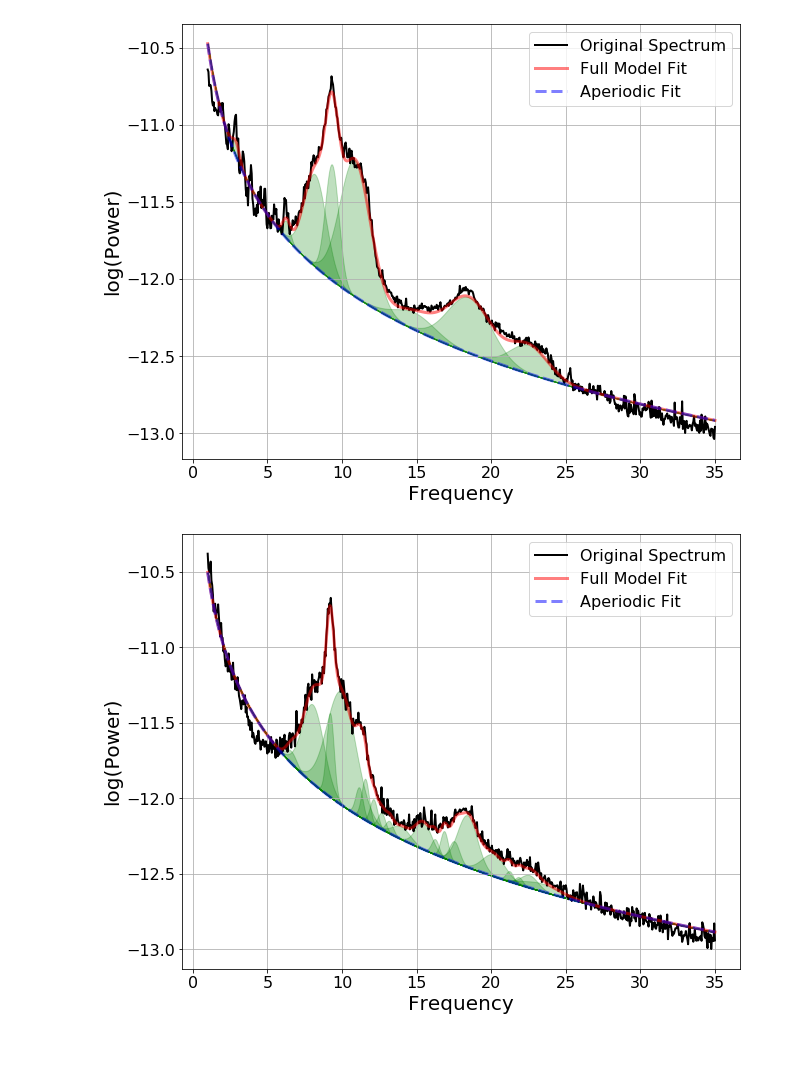
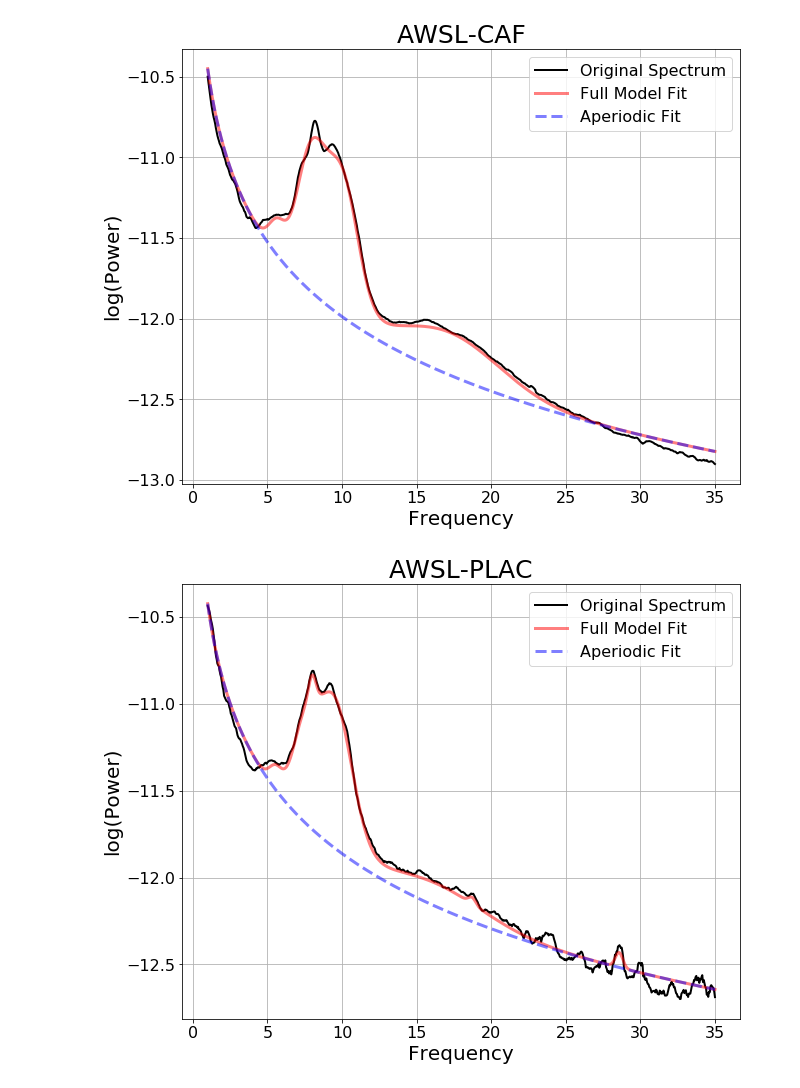
Before and after one commit to PhilippThoelke/caffeine-sleep, a Jupyter notebook: complexity/FOOOF.ipynb, the cells around one changed output. Saved outputs shown, nothing was run; the diff lists cells and outputs as text; code cells hidden in the pictures; blank space fills up the shorter version.

```diff
--- a/complexity/FOOOF.ipynb
+++ b/complexity/FOOOF.ipynb
@@ -11,5 +16,5 @@ from matplotlib import pyplot as plt
 data_dir = "../transformer/data/200/"
 result_dir = "../results/fooof"
 
-stages = ["AWA", "AWSL", "NREM", "REM"]
+stages = ["AWSL", "NREM", "REM"]
 conditions = ["CAF", "PLAC"]
@@ -19,7 +28,8 @@ def get_paths(root, subject="*", stage="*", condition="*"):
 # %%
 def power_spectrum(x, num_segments=10, frequency=256):
     #return welch(x, fs=frequency, nperseg=len(x) // num_segments, window='hamming')
-    return periodogram(x, frequency)
+    #return periodogram(x, frequency)
+    return tsa.multi_taper_psd(x, frequency)[:2]
 # %%
 def process_file(path):
     data = np.load(path)
@@ -46,18 +56,25 @@ for stage in stages:
         result = Parallel(n_jobs=-1)(
             delayed(process_file)(path)
             for path in
-            tqdm(get_paths(data_dir, stage=stage, condition=condition), desc=f"{stage} {condition}")
+            tqdm(get_paths(data_dir, stage=stage, condition=condition)[:8], desc=f"{stage} {condition}")
         )
         f, p = zip(*result)
         powers[stage][condition] = np.stack(p, axis=0).mean(axis=0)
         freqs = f[0]
+# %%
+#with open(join(result_dir, "fooof-models.pkl"), "rb") as f:
+#    models = pickle.load(f)
+with open(join(result_dir, "fooof-models-multitaper.pkl"), "rb") as f:
+    models = pickle.load(f)
 # %%
-for stage in stages:
-    for condition in conditions:
-        fm = FOOOF()
-        fm.fit(freqs, powers[stage][condition].mean(axis=1), [1, 35])
-        fm.plot(plot_peaks='shade', peak_kwargs={'color' : 'green'})
-        plt.savefig(join(result_dir, f"fooof-{stage}-{condition}.png"), dpi=300)
+for stage in tqdm(stages, position=0, desc="sleep stage"):
+    for condition in tqdm(conditions, position=1, desc="condition", leave=False):
+        #fm = FOOOF()
+        #fm.fit(freqs, powers[stage][condition].mean(axis=1), [1, 35])
+        fm = models[stage][condition]["avg"]
+        fm.plot()
+        plt.title(f"{stage}-{condition}", fontsize=25)
+        plt.show()
 # %% [output]
-[figure, old version]
+[figure, new version]
-[figure, old version]
+[figure, new version]
```
Also changed, not shown: parts of 5 cells of this notebook, 4 other files.
